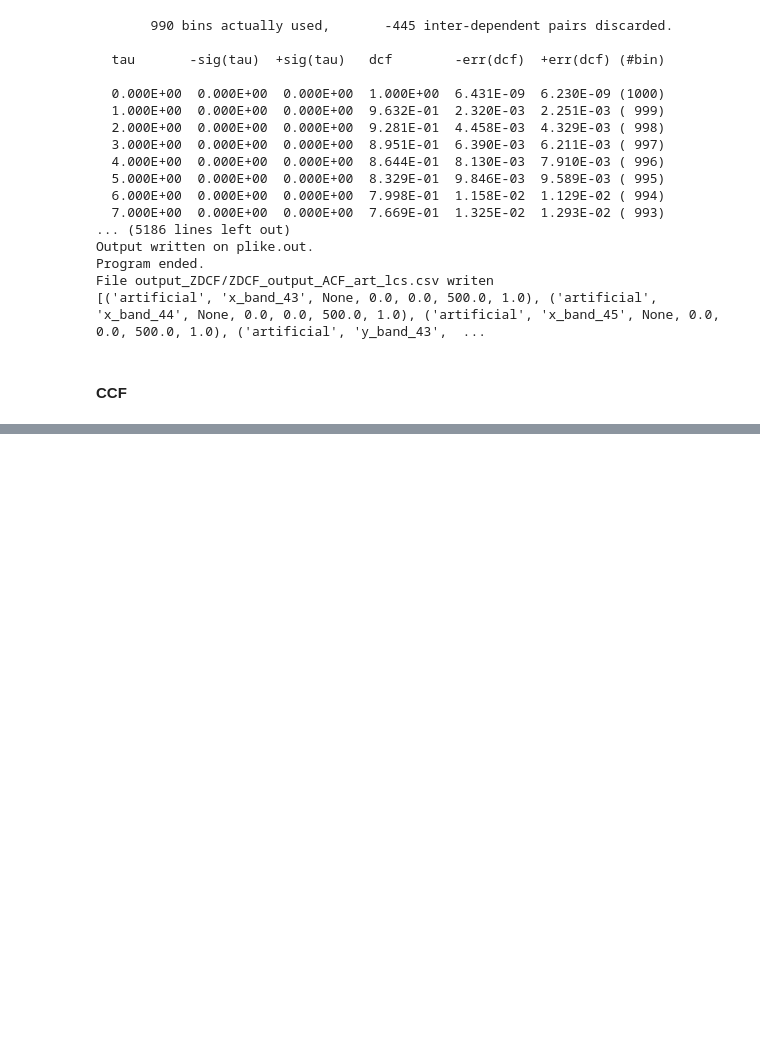
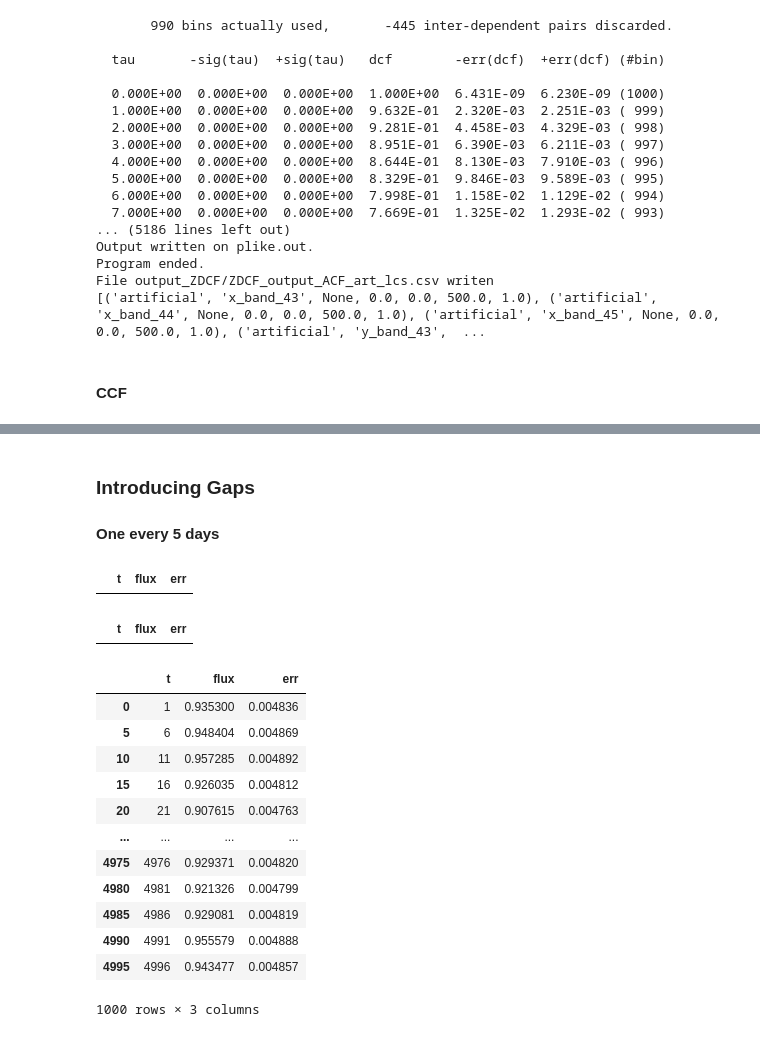
Before and after one commit to NicoGalvarino/AGN_Tutorials_Git, a Jupyter notebook: Tutorial_5_RevMap/RM_tutorial.ipynb, the cells around one changed output, grey strips where cells are left out. Cells and saved outputs as stored; diff of their text form; code cells hidden in the pictures; blank space fills up the shorter version.

```diff
--- a/Tutorial_5_RevMap/RM_tutorial.ipynb
+++ b/Tutorial_5_RevMap/RM_tutorial.ipynb
@@ -311,0 +440,37 @@ File output_ZDCF/ZDCF_output_ACF_art_lcs.csv writen
+# %% [markdown]
+### Introducing Gaps
+
+#### One every 5 days
+# %%
+x_band_43_5days = pd.DataFrame(columns=['t', 'flux', 'err'])
+x_band_43_5days
+# %% [output]
+|  | t | flux | err |
+# %%
+y_band_43_5days = pd.DataFrame(columns=['t', 'flux', 'err'])
+y_band_43_5days
+# %% [output]
+|  | t | flux | err |
+# %%
+counter = 1
+
+while x_band_43_5days.shape[0] < 1000:
+    x_band_43_5days = x_band_43_5days.append(x_band_43.loc[x_band_43.t == counter])
+    y_band_43_5days = y_band_43_5days.append(y_band_43.loc[y_band_43.t == counter])
+    counter += 5
+# %%
+x_band_43_5days
+# %% [output]
+|  | t | flux | err |
+| 0 | 1 | 0.935300 | 0.004836 |
+| 5 | 6 | 0.948404 | 0.004869 |
+| 10 | 11 | 0.957285 | 0.004892 |
+| 15 | 16 | 0.926035 | 0.004812 |
+| 20 | 21 | 0.907615 | 0.004763 |
+| ... | ... | ... | ... |
+| 4975 | 4976 | 0.929371 | 0.004820 |
+| 4980 | 4981 | 0.921326 | 0.004799 |
+| 4985 | 4986 | 0.929081 | 0.004819 |
+| 4990 | 4991 | 0.955579 | 0.004888 |
+| 4995 | 4996 | 0.943477 | 0.004857 |
+1000 rows × 3 columns
```
Also changed, not shown: parts of 35 cells of this notebook, 10 other files.
